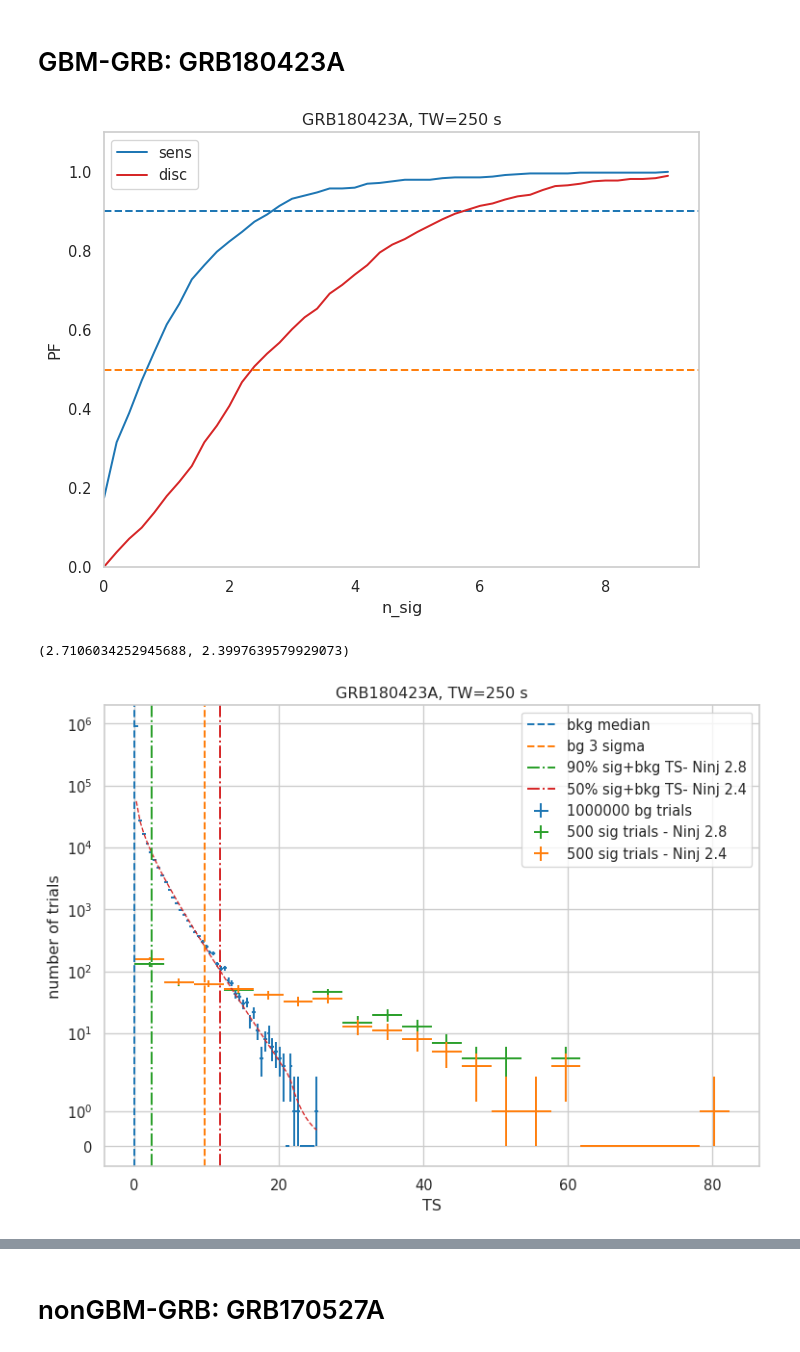
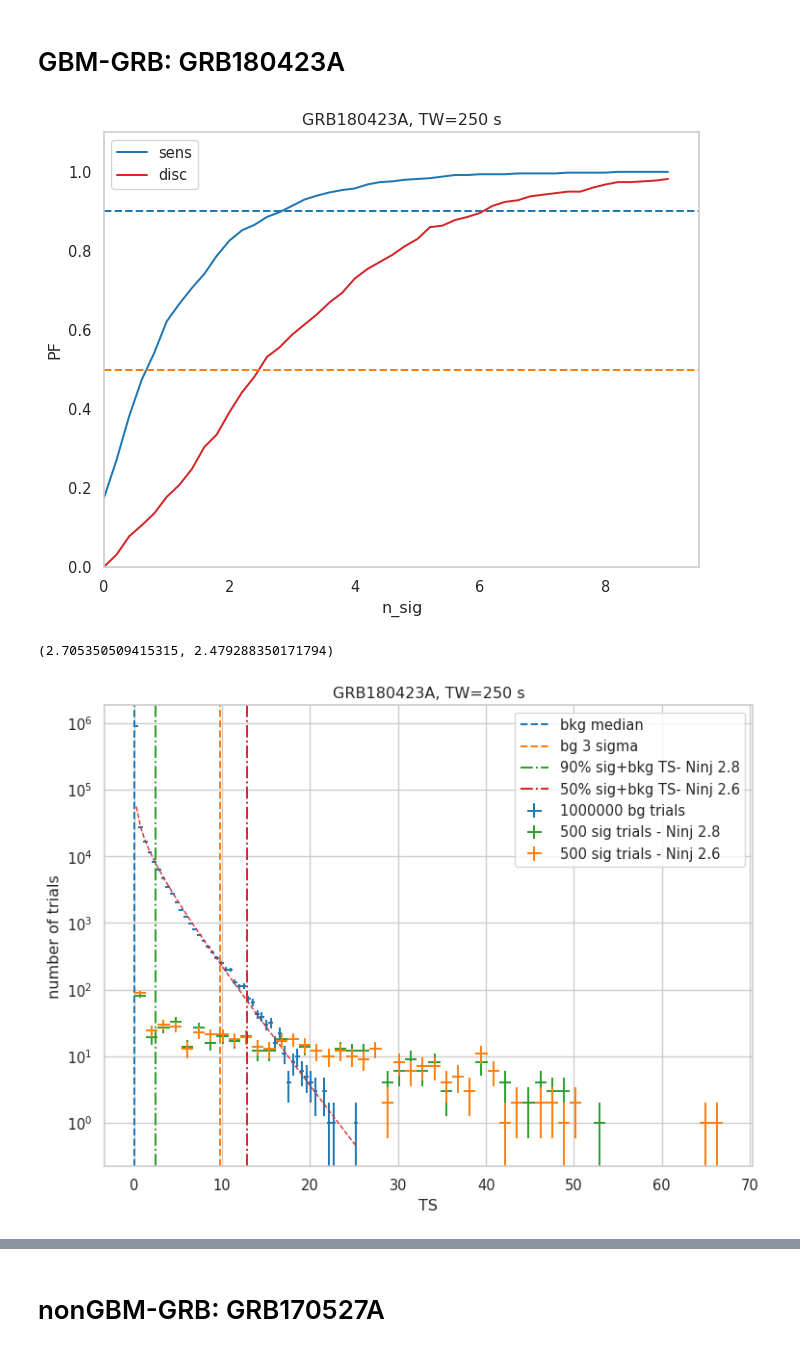
Before and after one commit to ChujieChen/greco_grb, a Jupyter notebook: notebooks/07_sensitivity_discovery_potential_per_source.ipynb, the cells around one changed output, grey strips where cells are left out. Saved outputs shown, nothing was run; the diff lists cells and outputs as text; code cells hidden in the pictures.

```diff
--- a/notebooks/07_sensitivity_discovery_potential_per_source.ipynb
+++ b/notebooks/07_sensitivity_discovery_potential_per_source.ipynb
@@ -236,11 +236,18 @@ def get_sens_disc(info, sigma=5, fit=True):
     n_injs = args.n_injs
     sig = {}
     for n_inj in n_injs:
+        sig_files = glob(ANA_DIR+"/binomial_test/inj_binom/tw{}/{}/{}*{}.npy".format(
+            args.tw_in_second,
+            args.grb_name,
+            args.grb_name,
+            n_inj))
+        """
         sig_files = glob(ANA_DIR+"/prior_injection/tw{}/{}/{}*{}.npy".format(
             args.tw_in_second,
             args.grb_name,
             args.grb_name,
             n_inj))
+        """
         sig[n_inj] = cy.utils.Arrays(np.ravel([np.load(sig_file) for sig_file in sig_files]))
     trials = sig
     trials.update({0: bg.trials})
@@ -300,50 +307,50 @@ ax.set_ylim(0,1.1)
 ax.set_title(f"{ag.grb_name}, TW={ag.tw_in_second} s")
 ax.grid()
 # %% [output]
-[figure, old version]
+[figure, new version]
 # %%
 sens['n_sig'], disc['n_sig']
 # %% [output]
-(2.7106034252945688, 2.3997639579929073)
+(2.705350509415315, 2.479288350171794)
 # %%
 fig, ax = plt.subplots(figsize=(8,6), dpi=96)
 
 # csky uses histlite all over the place for PDF management
 # the background distribution fit integrates with histlite as well
 bg = cy.dists.Chi2TSD(sens['tss'][0])
 hbg = bg.get_hist(bins=50)
 hl.plot1d(ax, hbg, crosses=True,
           label='{} bg trials'.format(bg.n_total))
 ax.axvline(bg.median(), linestyle='--', label="bkg median", color='tab:blue')
 x = hbg.centers[0]
 norm = hbg.integrate().values
 ax.semilogy(x, norm * bg.pdf(x), lw=1, ls='--')
 ax.axvline(x=bg.isf_nsigma(3, fit=False), linestyle='--', label='bg 3 sigma', color='tab:orange')
 
 
 sg = cy.dists.Chi2TSD(sens['tss'][2.8])
-hsg = sg.get_hist(bins=20)
+hsg = sg.get_hist(bins=50)
 hl.plot1d(ax, hsg, crosses=True,
           label='{} sig trials - Ninj {}'.format(sg.n_total, 2.8))
 ax.axvline(x=np.quantile(sg.values, 0.1), linestyle="-.",
             label="90% sig+bkg TS- Ninj {}".format(2.8), color='tab:green')
 
 
-sg = cy.dists.Chi2TSD(disc['tss'][2.4])
-hsg = sg.get_hist(bins=20)
+sg = cy.dists.Chi2TSD(disc['tss'][2.6])
+hsg = sg.get_hist(bins=50)
 hl.plot1d(ax, hsg, crosses=True,
-          label='{} sig trials - Ninj {}'.format(sg.n_total, 2.4))
+          label='{} sig trials - Ninj {}'.format(sg.n_total, 2.6))
 ax.axvline(x=np.quantile(sg.values, 0.5), linestyle="-.",
-            label="50% sig+bkg TS- Ninj {}".format(2.4), color='tab:red')
+            label="50% sig+bkg TS- Ninj {}".format(2.6), color='tab:red')
 
 ax.set_xlabel(r'TS')
 ax.set_ylabel(r'number of trials')
-ax.set_yscale('symlog')
+ax.set_yscale('log')
 ax.legend()
 ax.set_title(f"{ag.grb_name}, TW={ag.tw_in_second} s")
 plt.tight_layout()
 # %% [output]
-[figure, old version]
+[figure, new version]
 # %%
 senss = []
 discs = []
```
Also changed, not shown: parts of 9 cells of this notebook, 19 other files.
